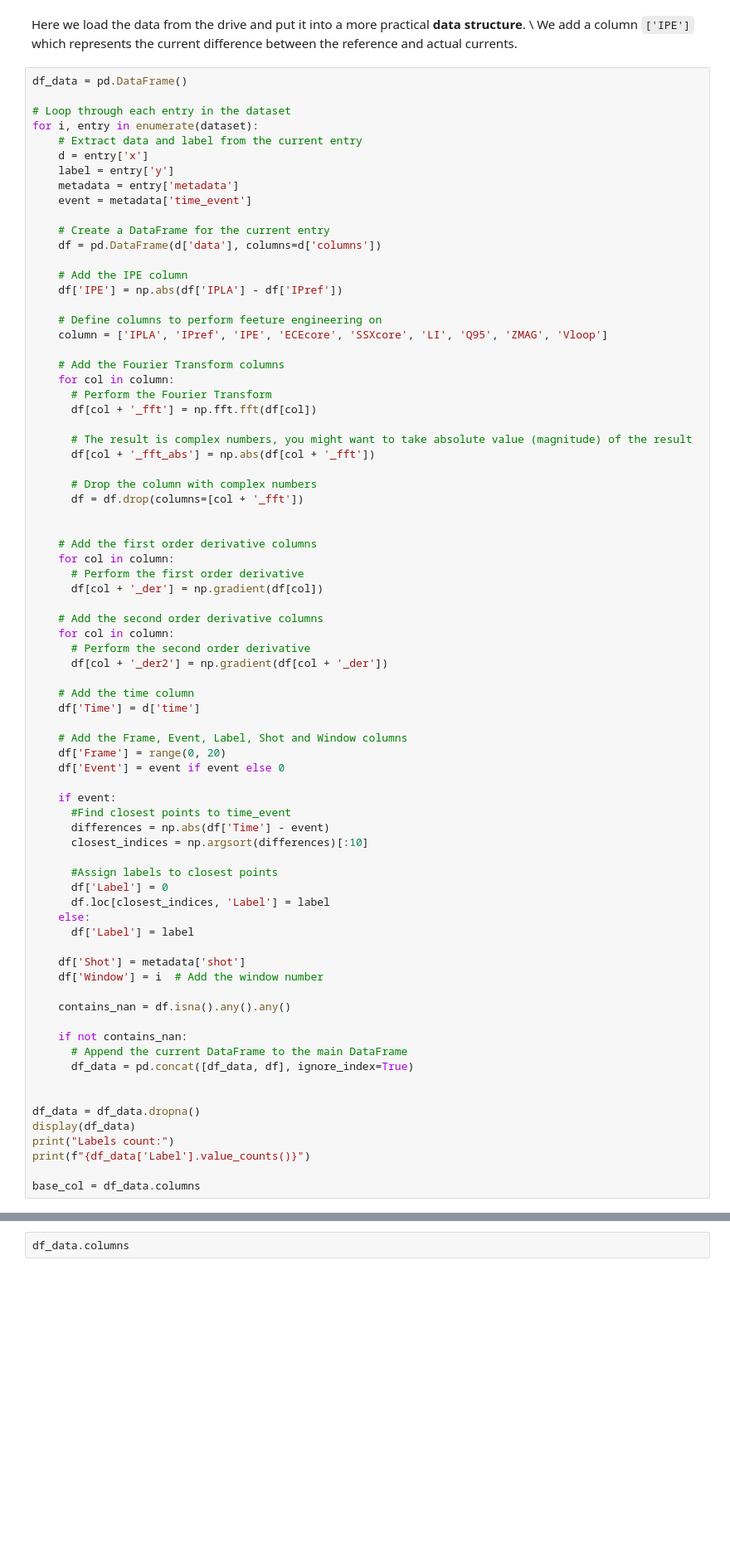
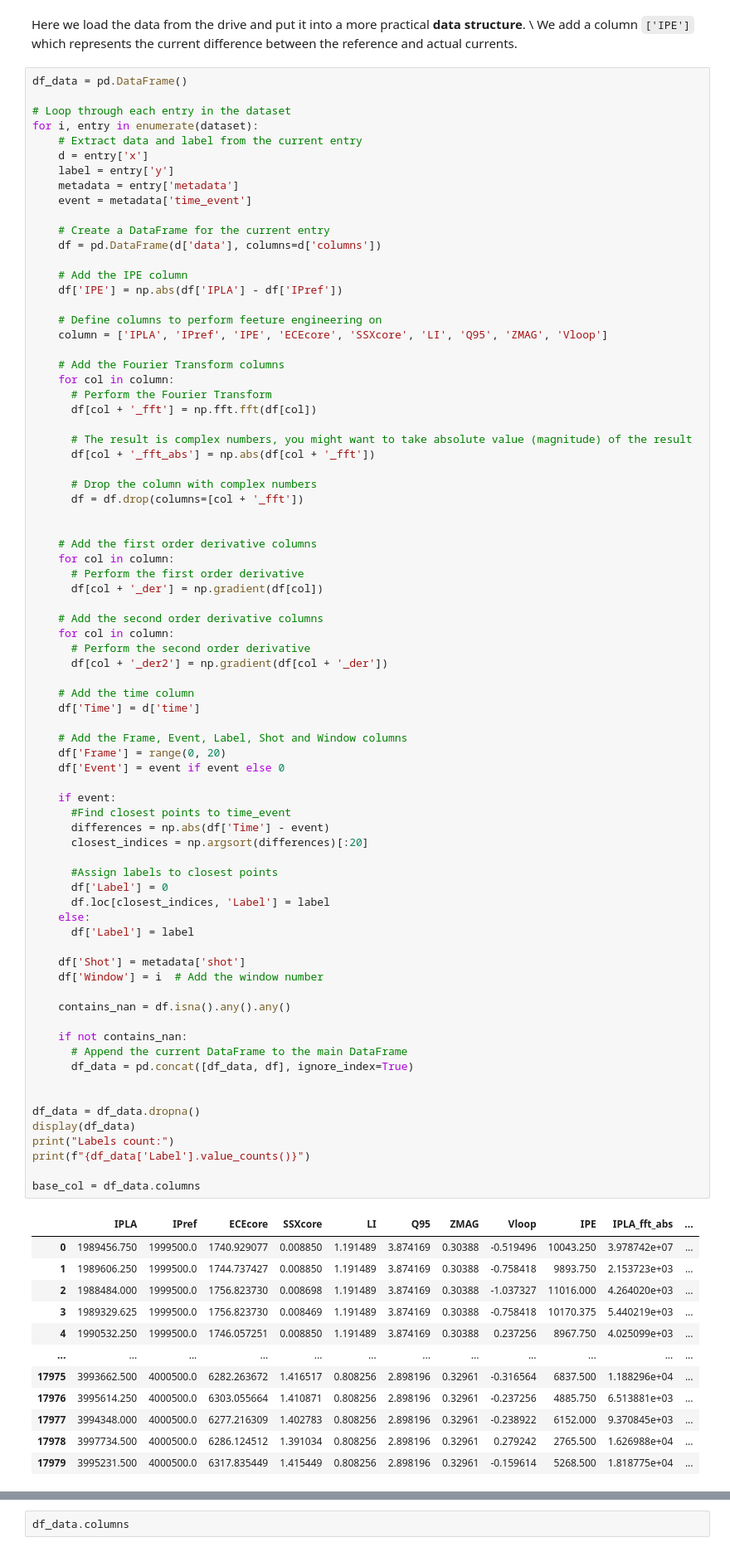
Before and after one commit to Kaan-wq/ml_tokamak, a Jupyter notebook: code/ResNet.ipynb, the cells around one changed output, grey strips where cells are left out. Shown: that part at 83% size. Saved outputs shown, nothing was run; the diff lists cells and outputs as text; blank space fills up the shorter version.

```diff
--- a/code/ResNet.ipynb
+++ b/code/ResNet.ipynb
@@ -87,31 +87,44 @@ for i, entry in enumerate(dataset):
     # Add the Frame, Event, Label, Shot and Window columns
     df['Frame'] = range(0, 20)
     df['Event'] = event if event else 0
 
     if event:
       #Find closest points to time_event
       differences = np.abs(df['Time'] - event)
-      closest_indices = np.argsort(differences)[:10]
+      closest_indices = np.argsort(differences)[:20]
 
       #Assign labels to closest points
       df['Label'] = 0
       df.loc[closest_indices, 'Label'] = label
     else:
       df['Label'] = label
 
     df['Shot'] = metadata['shot']
     df['Window'] = i  # Add the window number
 
     contains_nan = df.isna().any().any()
 
     if not contains_nan:
       # Append the current DataFrame to the main DataFrame
       df_data = pd.concat([df_data, df], ignore_index=True)
 
 
 df_data = df_data.dropna()
 display(df_data)
 print("Labels count:")
 print(f"{df_data['Label'].value_counts()}")
 
 base_col = df_data.columns
+# %% [output]
+|  | IPLA | IPref | ECEcore | SSXcore | LI | Q95 | ZMAG | Vloop | IPE | IPLA_fft_abs | ... |
+| 0 | 1989456.750 | 1999500.0 | 1740.929077 | 0.008850 | 1.191489 | 3.874169 | 0.30388 | -0.519496 | 10043.250 | 3.978742e+07 | ... |
+| 1 | 1989606.250 | 1999500.0 | 1744.737427 | 0.008850 | 1.191489 | 3.874169 | 0.30388 | -0.758418 | 9893.750 | 2.153723e+03 | ... |
+| 2 | 1988484.000 | 1999500.0 | 1756.823730 | 0.008698 | 1.191489 | 3.874169 | 0.30388 | -1.037327 | 11016.000 | 4.264020e+03 | ... |
+| 3 | 1989329.625 | 1999500.0 | 1756.823730 | 0.008469 | 1.191489 | 3.874169 | 0.30388 | -0.758418 | 10170.375 | 5.440219e+03 | ... |
+| 4 | 1990532.250 | 1999500.0 | 1746.057251 | 0.008850 | 1.191489 | 3.874169 | 0.30388 | 0.237256 | 8967.750 | 4.025099e+03 | ... |
+| ... | ... | ... | ... | ... | ... | ... | ... | ... | ... | ... | ... |
+| 17975 | 3993662.500 | 4000500.0 | 6282.263672 | 1.416517 | 0.808256 | 2.898196 | 0.32961 | -0.316564 | 6837.500 | 1.188296e+04 | ... |
+| 17976 | 3995614.250 | 4000500.0 | 6303.055664 | 1.410871 | 0.808256 | 2.898196 | 0.32961 | -0.237256 | 4885.750 | 6.513881e+03 | ... |
+| 17977 | 3994348.000 | 4000500.0 | 6277.216309 | 1.402783 | 0.808256 | 2.898196 | 0.32961 | -0.238922 | 6152.000 | 9.370845e+03 | ... |
+| 17978 | 3997734.500 | 4000500.0 | 6286.124512 | 1.391034 | 0.808256 | 2.898196 | 0.32961 | 0.279242 | 2765.500 | 1.626988e+04 | ... |
+| 17979 | 3995231.500 | 4000500.0 | 6317.835449 | 1.415449 | 0.808256 | 2.898196 | 0.32961 | -0.159614 | 5268.500 | 1.818775e+04 | ... |
```
Also changed, not shown: parts of 15 cells of this notebook, 4 other files.
